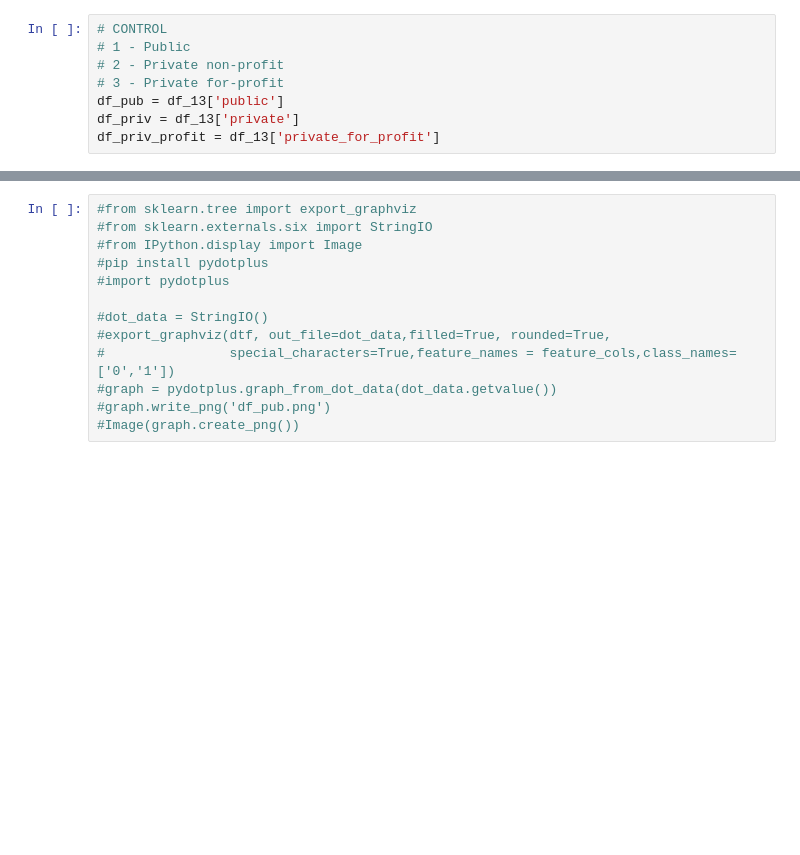
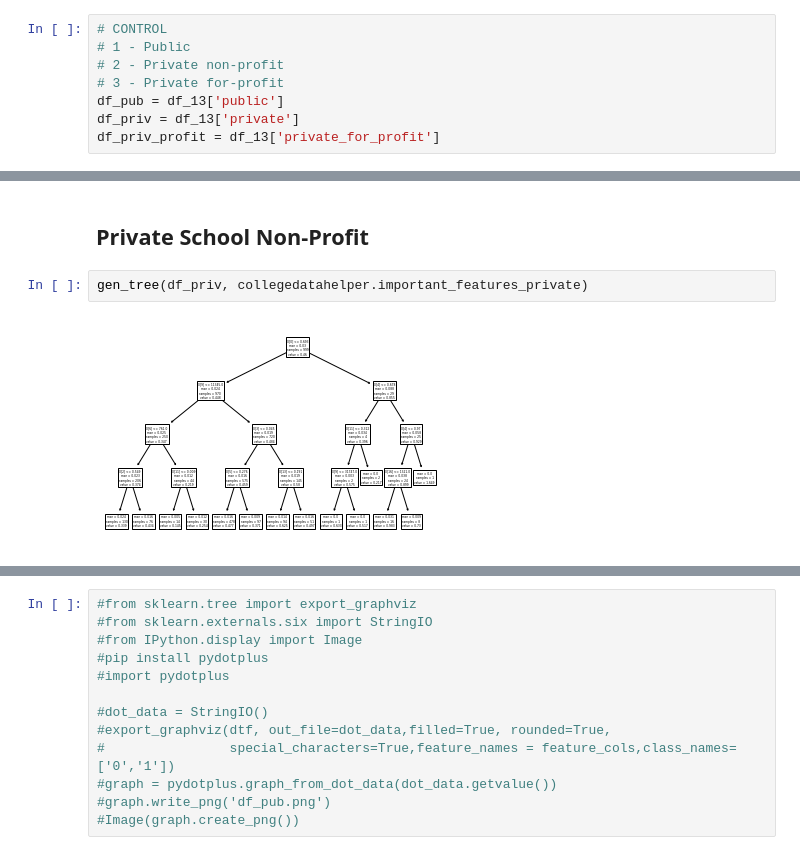
Before and after one commit to Data-Science-Business-Analytics/data-science-business-analytics-final-project, a Jupyter notebook: 02-decison-tree.ipynb, the cells around one changed output, grey strips where cells are left out. Drawn from its saved outputs; the diff is of its cells as text; blank space fills up the shorter version.

```diff
--- a/02-decison-tree.ipynb
+++ b/02-decison-tree.ipynb
@@ -87,0 +105,6 @@ X_train, X_test, Y_train, Y_test = train_test_split(X, Y, test_size=0.3, random_
+# %% [markdown]
+## Private School Non-Profit
+# %%
+gen_tree(df_priv, collegedatahelper.important_features_private)
+# %% [output]
+[figure, added]
```
Also changed, not shown: parts of 31 cells of this notebook, 1 other file.
